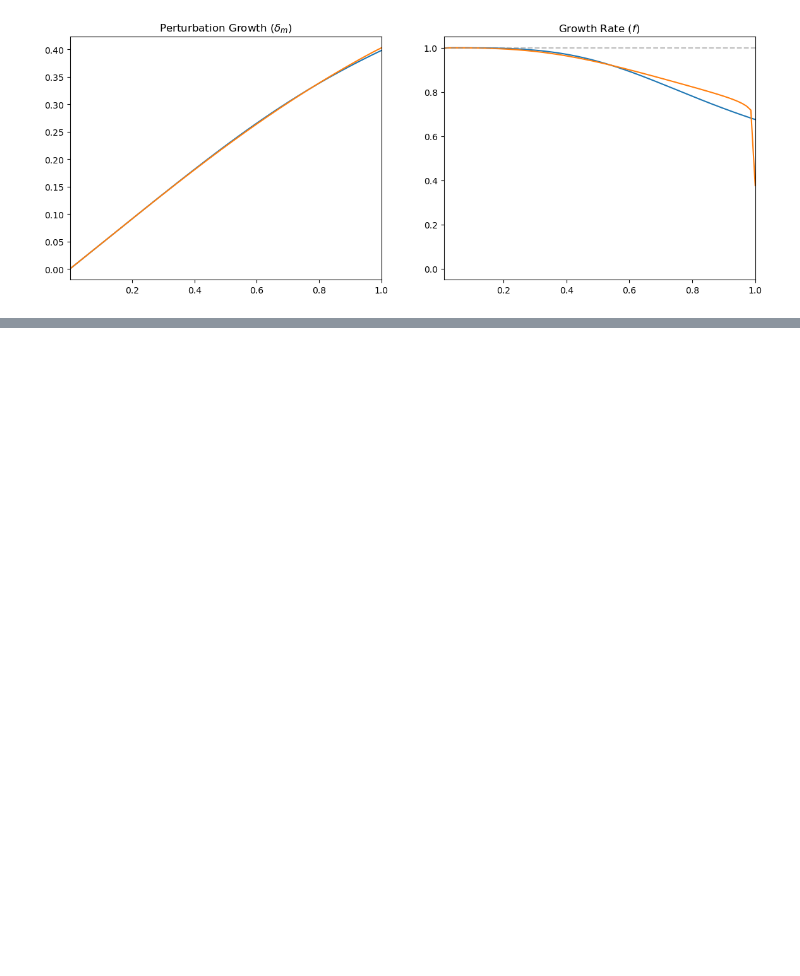
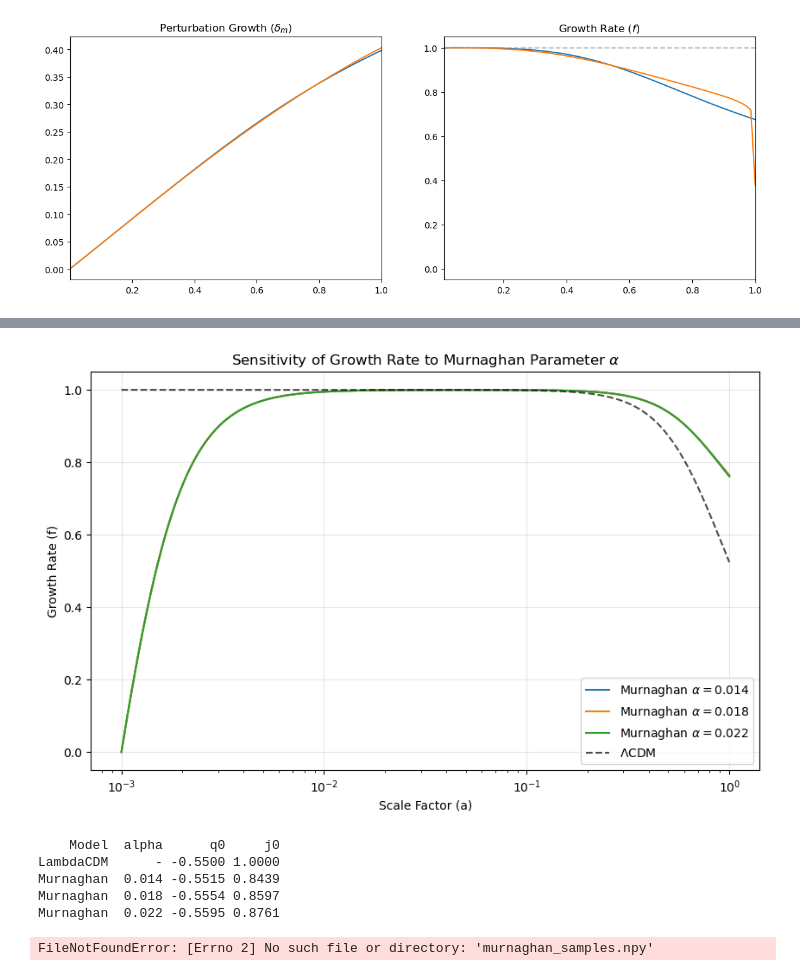
Before and after one commit to Vineshree/Murnaghan-EoS, a Jupyter notebook: notebooks/UDE_comparison.ipynb, the cells around one changed output, grey strips where cells are left out. Saved outputs shown, nothing was run; the diff lists cells and outputs as text; code cells hidden in the pictures; blank space fills up the shorter version.

Commit message:
MCMC+data sets

```diff
--- a/notebooks/UDE_comparison.ipynb
+++ b/notebooks/UDE_comparison.ipynb
@@ -122,0 +123,74 @@ plt.show()
+# %%
+# Create a range for alpha as suggested by your text (0.014 to 0.022)
+alphas = [0.014, 0.018, 0.022]
+a_vals = np.logspace(-3, 0, 500)
+N_pert = np.log(a_vals)
+
+plt.figure(figsize=(10, 6))
+
+for a_val in alphas:
+    model = MurnaghanModel(alpha=a_val)
+    solver = CosmoSolver(model)
+
+    # Solve for perturbations
+    solution = solver.solve(N_pert)
+    delta = solution[:, 0]
+    f = solution[:, 1] / (delta + 1e-10) # Growth Rate
+
+    plt.plot(a_vals, f, label=rf'Murnaghan $\alpha={a_val}$')
+
+# Add LambdaCDM for comparison (f approx Omega_m(a)^0.55)
+f_lcdm = (0.3089 * a_vals**-3 / (0.3089 * a_vals**-3 + 0.6911))**0.55
+plt.plot(a_vals, f_lcdm, 'k--', label=r'$\Lambda$CDM', alpha=0.7)
+
+plt.xscale('log')
+plt.xlabel('Scale Factor (a)')
+plt.ylabel('Growth Rate (f)')
+plt.title('Sensitivity of Growth Rate to Murnaghan Parameter ' + r'$\alpha$')
+plt.legend()
+plt.grid(True, alpha=0.3)
+plt.show()
+# %% [output]
+[figure, added]
+# %%
+import pandas as pd
+
+alphas = [0.014, 0.018, 0.022]
+results = []
+
+# Baseline LambdaCDM values
+results.append({
+    'Model': 'LambdaCDM',
+    'alpha': '-',
+    'q0': -0.55,  # Theoretical approx for Omega_m=0.3
+    'j0': 1.00    # Constant for Lambda
+})
+
+for a_val in alphas:
+    m = MurnaghanModel(alpha=a_val)
+    q0, j0 = m.get_kinematics()
+    results.append({
+        'Model': 'Murnaghan',
+        'alpha': a_val,
+        'q0': round(q0, 4),
+        'j0': round(j0, 4)
+    })
+
+df = pd.DataFrame(results)
+print(df.to_string(index=False))
+# %% [output]
+    Model  alpha      q0     j0
+LambdaCDM      - -0.5500 1.0000
+Murnaghan  0.014 -0.5515 0.8439
+Murnaghan  0.018 -0.5554 0.8597
+Murnaghan  0.022 -0.5595 0.8761
+# %%
+# Load the results from your script
+samples = np.load('murnaghan_samples.npy')
+
+# Generate the plot instantly
+labels = [r"$h_0$", r"$\Omega_m$", r"$\alpha$"]
+fig = corner.corner(samples, labels=labels, show_titles=True)
+plt.show()
+# %% [output]
+FileNotFoundError: [Errno 2] No such file or directory: 'murnaghan_samples.npy'
```
Also changed, not shown: parts of 2 cells of this notebook, 3 other files.
